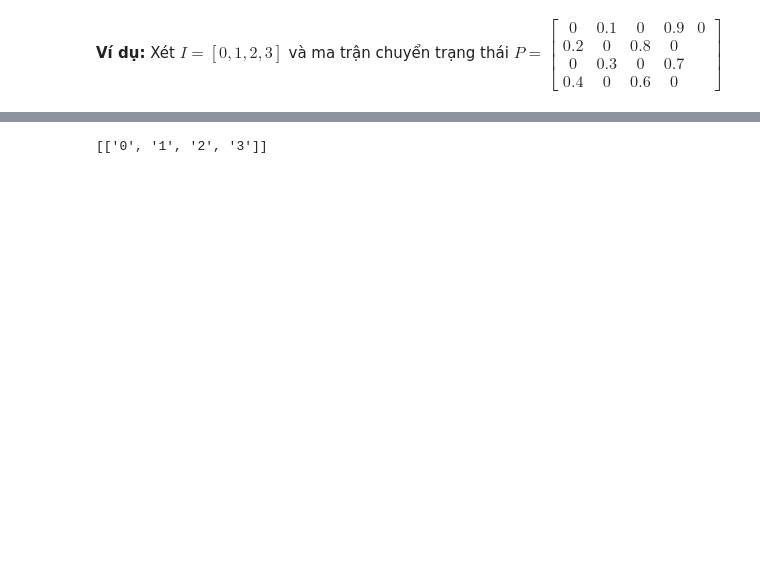
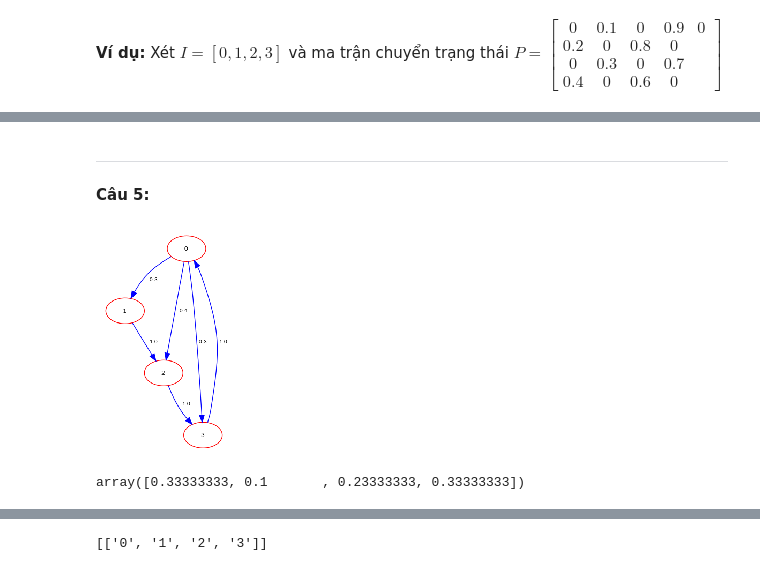
Before and after one commit to jurgendn/processviz, a Jupyter notebook: Assignment3.ipynb, the cells around one changed output, grey strips where cells are left out. Saved outputs shown, nothing was run; the diff lists cells and outputs as text; code cells hidden in the pictures; blank space fills up the shorter version.

```diff
--- a/Assignment3.ipynb
+++ b/Assignment3.ipynb
@@ -150,0 +170,14 @@ T.from_stdin(state=I, data=P)
+# %% [markdown]
+---
+
+**Câu 5:**
+# %%
+R = pvz.MarkovChain()
+R.from_file('input_4.csv')
+R.generate_graph()
+# %% [output]
+[figure, added]
+# %%
+R.get_steady_state()
+# %% [output]
+array([0.33333333, 0.1       , 0.23333333, 0.33333333])
```
Also changed, not shown: parts of 6 cells of this notebook, 4 other files.
